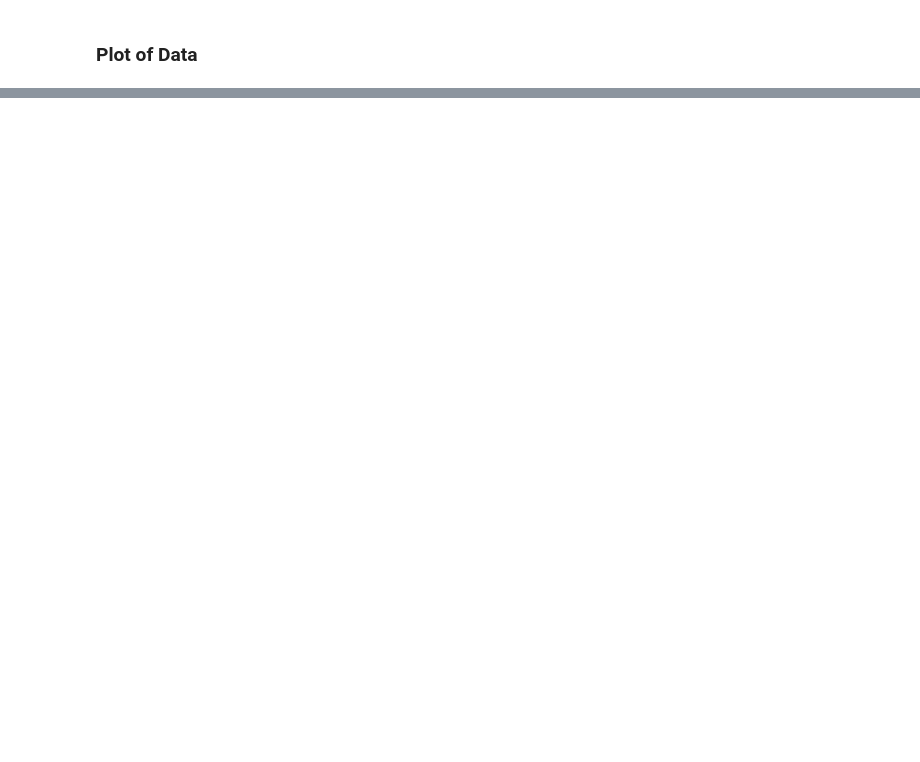
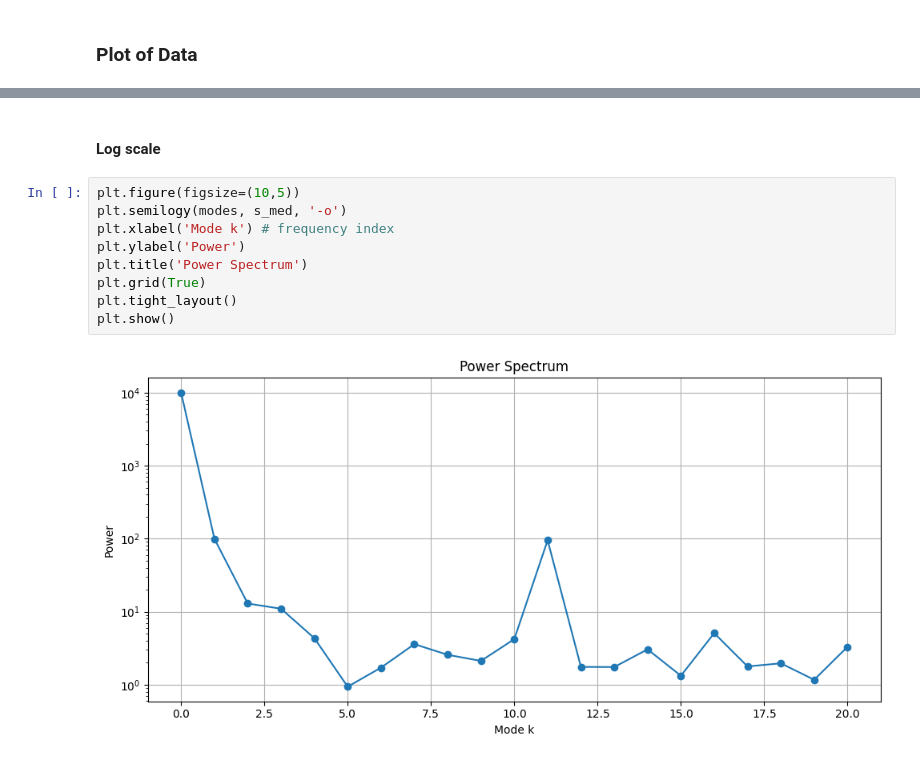
Before and after one commit to dchen10Git/astr-210-final-project, a Jupyter notebook: Project_Fourier_Pavlicek_Chen.ipynb, the cells around one changed output, grey strips where cells are left out. Cells and saved outputs as stored; diff of their text form; blank space fills up the shorter version.

```diff
--- a/Project_Fourier_Pavlicek_Chen.ipynb
+++ b/Project_Fourier_Pavlicek_Chen.ipynb
@@ -143,0 +246,13 @@ plt.show()
+# %% [markdown]
+#### Log scale
+# %%
+plt.figure(figsize=(10,5))
+plt.semilogy(modes, s_med, '-o')
+plt.xlabel('Mode k') # frequency index
+plt.ylabel('Power')
+plt.title('Power Spectrum')
+plt.grid(True)
+plt.tight_layout()
+plt.show()
+# %% [output]
+[figure, added]
```
Also changed, not shown: parts of 8 cells of this notebook.
